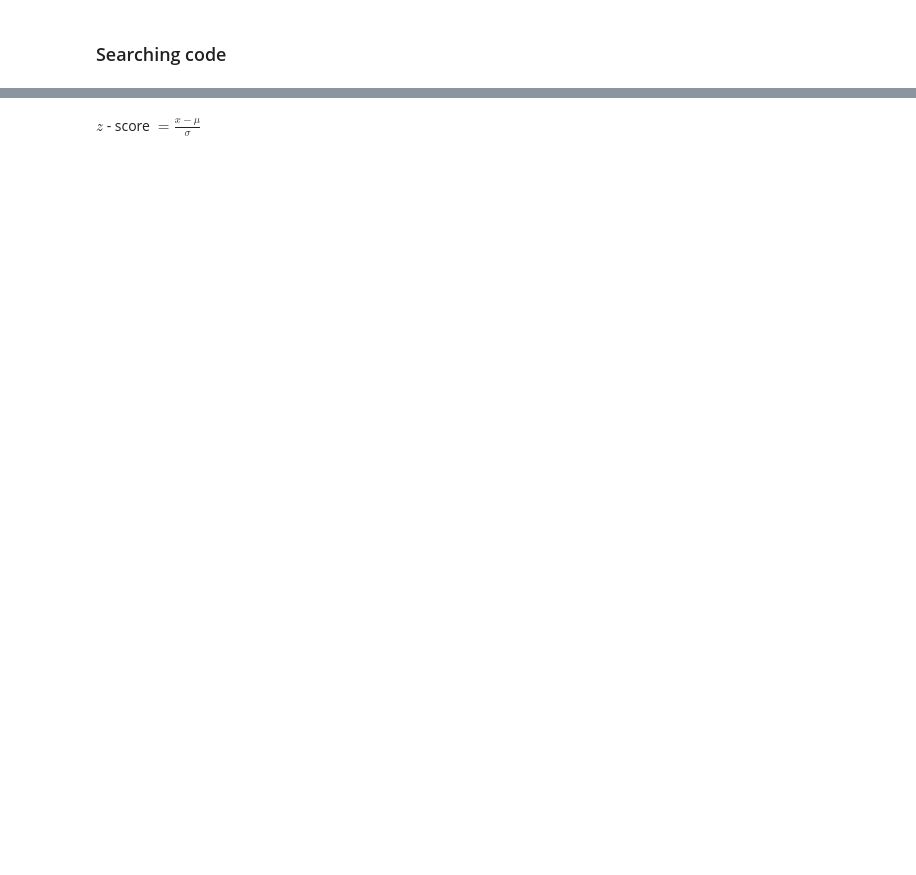
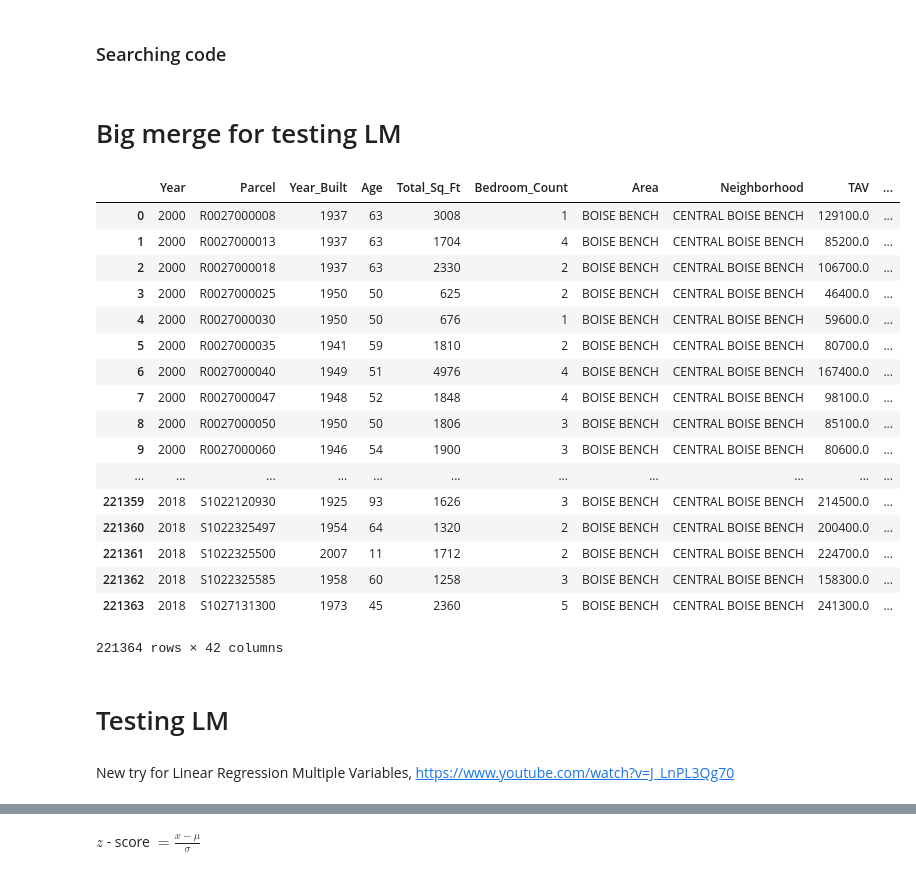
Before and after one commit to b-a-delight/Senior-Project, a Jupyter notebook: Data-Exploration.ipynb, the cells around one changed output, grey strips where cells are left out. Drawn from its saved outputs; the diff is of its cells as text; code cells hidden in the pictures; blank space fills up the shorter version.

Commit message:
8/13 final upload of the day
big changes in Raw Data finally started on the Linear Model. Need to deal with outliers still

```diff
--- a/Data-Exploration.ipynb
+++ b/Data-Exploration.ipynb
@@ -92,0 +88,39 @@ dtype: object
+# %% [markdown]
+# Big merge for testing LM
+# %%
+jobTypes = pd.read_pickle('jobTypes.pkl')
+jobSalery = pd.read_pickle('jobSalery.pkl')
+yearTotals = pd.read_pickle('yearTotals.pkl')
+myN = pd.read_pickle('myN.pkl')
+myA = pd.read_pickle('myA.pkl')
+
+dfn = [myN, jobTypes, jobSalery, yearTotals]
+dfa = [myA, jobTypes, jobSalery, yearTotals]
+dfN = reduce(lambda left,right: pd.merge(left,right, on = 'Year'), dfn)
+dfA = reduce(lambda left,right: pd.merge(left,right, on = 'Year'), dfa)
+dfN.to_pickle('NmodelDF.pkl')
+dfA.to_pickle('AmodelDF.pkl')
+dfM
+# %% [output]
+|  | Year | Parcel | Year_Built | Age | Total_Sq_Ft | Bedroom_Count | Area | Neighborhood | TAV | ... |
+| 0 | 2000 | R0027000008 | 1937 | 63 | 3008 | 1 | BOISE BENCH | CENTRAL BOISE BENCH | 129100.0 | ... |
+| 1 | 2000 | R0027000013 | 1937 | 63 | 1704 | 4 | BOISE BENCH | CENTRAL BOISE BENCH | 85200.0 | ... |
+| 2 | 2000 | R0027000018 | 1937 | 63 | 2330 | 2 | BOISE BENCH | CENTRAL BOISE BENCH | 106700.0 | ... |
+| 3 | 2000 | R0027000025 | 1950 | 50 | 625 | 2 | BOISE BENCH | CENTRAL BOISE BENCH | 46400.0 | ... |
+| 4 | 2000 | R0027000030 | 1950 | 50 | 676 | 1 | BOISE BENCH | CENTRAL BOISE BENCH | 59600.0 | ... |
+| 5 | 2000 | R0027000035 | 1941 | 59 | 1810 | 2 | BOISE BENCH | CENTRAL BOISE BENCH | 80700.0 | ... |
+| 6 | 2000 | R0027000040 | 1949 | 51 | 4976 | 4 | BOISE BENCH | CENTRAL BOISE BENCH | 167400.0 | ... |
+| 7 | 2000 | R0027000047 | 1948 | 52 | 1848 | 4 | BOISE BENCH | CENTRAL BOISE BENCH | 98100.0 | ... |
+| 8 | 2000 | R0027000050 | 1950 | 50 | 1806 | 3 | BOISE BENCH | CENTRAL BOISE BENCH | 85100.0 | ... |
+| 9 | 2000 | R0027000060 | 1946 | 54 | 1900 | 3 | BOISE BENCH | CENTRAL BOISE BENCH | 80600.0 | ... |
+| ... | ... | ... | ... | ... | ... | ... | ... | ... | ... | ... |
+| 221359 | 2018 | S1022120930 | 1925 | 93 | 1626 | 3 | BOISE BENCH | CENTRAL BOISE BENCH | 214500.0 | ... |
+| 221360 | 2018 | S1022325497 | 1954 | 64 | 1320 | 2 | BOISE BENCH | CENTRAL BOISE BENCH | 200400.0 | ... |
+| 221361 | 2018 | S1022325500 | 2007 | 11 | 1712 | 2 | BOISE BENCH | CENTRAL BOISE BENCH | 224700.0 | ... |
+| 221362 | 2018 | S1022325585 | 1958 | 60 | 1258 | 3 | BOISE BENCH | CENTRAL BOISE BENCH | 158300.0 | ... |
+| 221363 | 2018 | S1027131300 | 1973 | 45 | 2360 | 5 | BOISE BENCH | CENTRAL BOISE BENCH | 241300.0 | ... |
+221364 rows × 42 columns
+# %% [markdown]
+# Testing LM
+# %% [markdown]
+New try for Linear Regression Multiple Variables, https://www.youtube.com/watch?v=J_LnPL3Qg70
```
Also changed, not shown: parts of 43 cells of this notebook, 5 other files.
